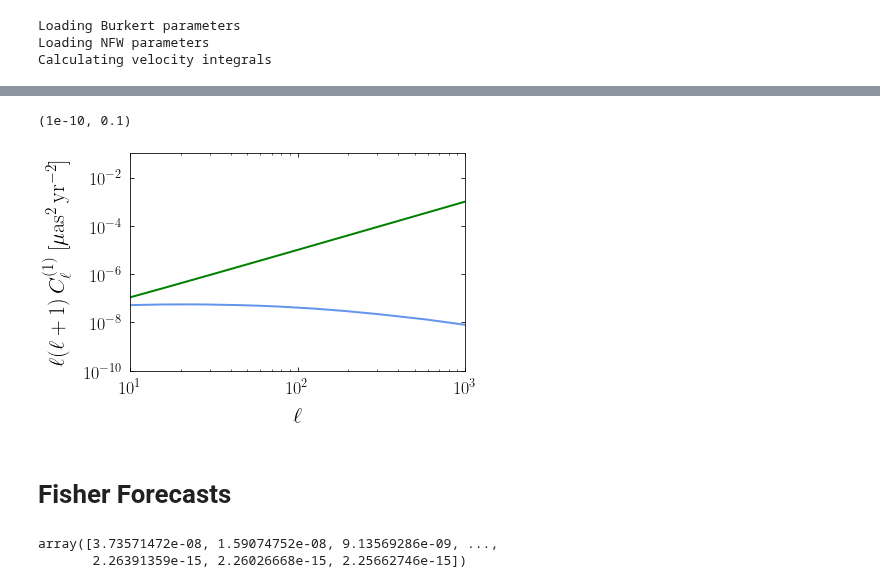
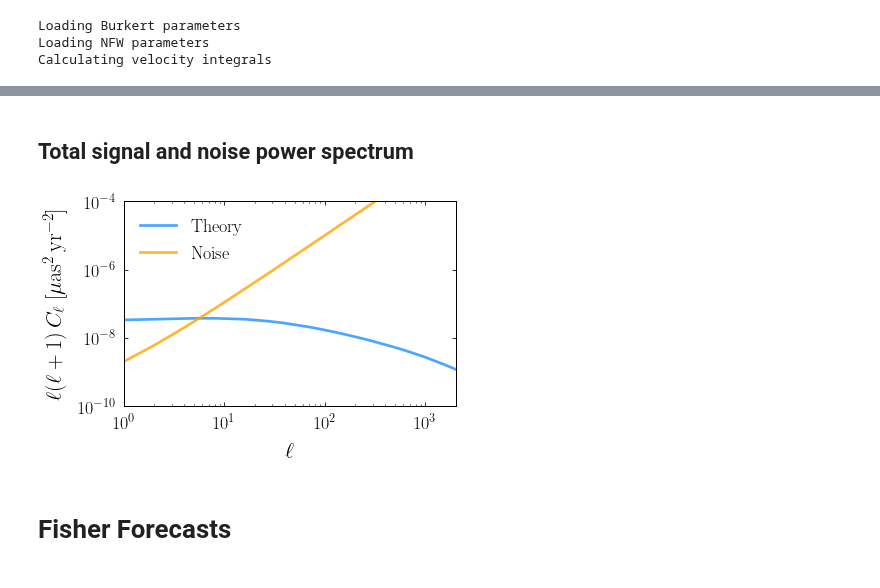
Before and after one commit to smsharma/astrometry-lensing-correlations, a Jupyter notebook: Theory/TheorySpec.ipynb, the cells around one changed output, grey strips where cells are left out. Saved outputs shown, nothing was run; the diff lists cells and outputs as text; code cells hidden in the pictures.

```diff
--- a/Theory/TheorySpec.ipynb
+++ b/Theory/TheorySpec.ipynb
@@ -212,10 +202,0 @@ C_l_fid_ary = pspecpop.C_l_ary
-# %%
-C_l_p_ary = []
-
-pspecpop.set_mass_distribution(pspecpop.rho_M_SI, f_DM=0.5, M_min=1e5*M_s, M_max=1e10*M_s, alpha=alpha_fid + dalpha)
-pspecpop.set_radial_distribution(pspecpop.r2rho_V_ein_EAQ, R_min=.1*kpc, R_max=260*kpc)
-pspecpop.set_subhalo_properties(pspecpop.c200_Moline)
-
-pspecpop.get_C_l_total_ary()
-
-C_l_p_ary.append(pspecpop.C_l_ary)
@@ -224,10 +202,0 @@ C_l_p_ary.append(pspecpop.C_l_ary)
-# %%
-C_l_m_ary = []
-
-pspecpop.set_mass_distribution(pspecpop.rho_M_SI, f_DM=0.5, M_min=1e5*M_s, M_max=1e10*M_s, alpha=alpha_fid - dalpha)
-pspecpop.set_radial_distribution(pspecpop.r2rho_V_ein_EAQ, R_min=1*kpc, R_max=200*kpc)
-pspecpop.set_subhalo_properties(pspecpop.c200_Moline)
-
-pspecpop.get_C_l_total_ary()
-
-C_l_m_ary.append(pspecpop.C_l_ary)
@@ -240,24 +280,28 @@ N_q = 1e9
+# %% [markdown]
+## Total signal and noise power spectrum
 # %%
-plt.plot(pspecpop.l_ary, pspecpop.l_ary*(pspecpop.l_ary + 1)*pspecpop.C_l_ary)
-plt.plot(pspecpop.l_ary, pspecpop.l_ary*(pspecpop.l_ary + 1)*np.ones_like(pspecpop.l_ary)*sigma_mu**2/N_q, color='green')
+sigma_mu = 1
+sigma_alpha = .1
+N_q = 1e9
 
-# plt.plot(pspecpop.l_ary, pspecpop.l_ary*(pspecpop.l_ary + 1)*C_l_p_ary[0])
-# plt.plot(pspecpop.l_ary, pspecpop.l_ary*(pspecpop.l_ary + 1)*C_l_m_ary[0])
-
-# plt.plot(pspecpop.l_ary, pspecpop.l_ary*(pspecpop.l_ary + 1)*pspecpop.C_l_ary*(1+0.2))
-# plt.plot(pspecpop.l_ary, pspecpop.l_ary*(pspecpop.l_ary + 1)*pspecpop.C_l_ary*(1-0.2))
+plt.plot(pspecpop.l_ary, pspecpop.l_ary*(pspecpop.l_ary + 1)*pspecpop.C_l_ary, label="Theory", alpha=alpha_plot, lw=lw_plot, color=colors_plot[0])
+plt.plot(pspecpop.l_ary, pspecpop.l_ary*(pspecpop.l_ary + 1)*np.ones_like(pspecpop.l_ary)*sigma_mu**2/N_q, label="Noise", alpha=alpha_plot, lw=lw_plot, color=colors_plot[1])
 
 plt.yscale("log")
 plt.xscale("log")
 
 plt.xlabel("$\ell$")
-plt.ylabel("$\ell(\ell+1)\,C_\ell^{(1)}$ [$\mu$as$^2$\,yr$^{-2}$]")
+plt.ylabel("$\ell(\ell+1)\,C_\ell$ [$\mu$as$^2$\,yr$^{-2}$]")
 
-plt.xlim(10, 1000)
-plt.ylim(1e-10,1e-1)
+plt.xlim(1, 2000)
+plt.ylim(1e-10,1e-4)
+
+plt.legend(frameon=False)
+
+plt.tight_layout()
+plt.savefig("../Plots/LCDMTheoryNoise.pdf")
 # %% [output]
-(1e-10, 0.1)
-[figure, old version]
+[figure, new version]
 # %% [markdown]
 # Fisher Forecasts
 # %%
@@ -266,15 +310,4 @@ from astrometry_forecast import Parameter, AstrometryObservation, FisherForecast
 sigma_mu = 1
 sigma_alpha = .1
 N_q = 1e9
-# %%
-fDM_base = 0.
-dfDM_base = 0.001
-
-p = C_l_fid_ary*((fDM_base + dfDM_base)/0.5)
-m = C_l_fid_ary*((fDM_base - dfDM_base)/0.5)
-
-(p - m)/(2*dfDM_base)
-# %% [output]
-array([3.73571472e-08, 1.59074752e-08, 9.13569286e-09, ...,
-       2.26391359e-15, 2.26026668e-15, 2.25662746e-15])
 # %%
```
Also changed, not shown: parts of 26 cells of this notebook, 19 other files.
